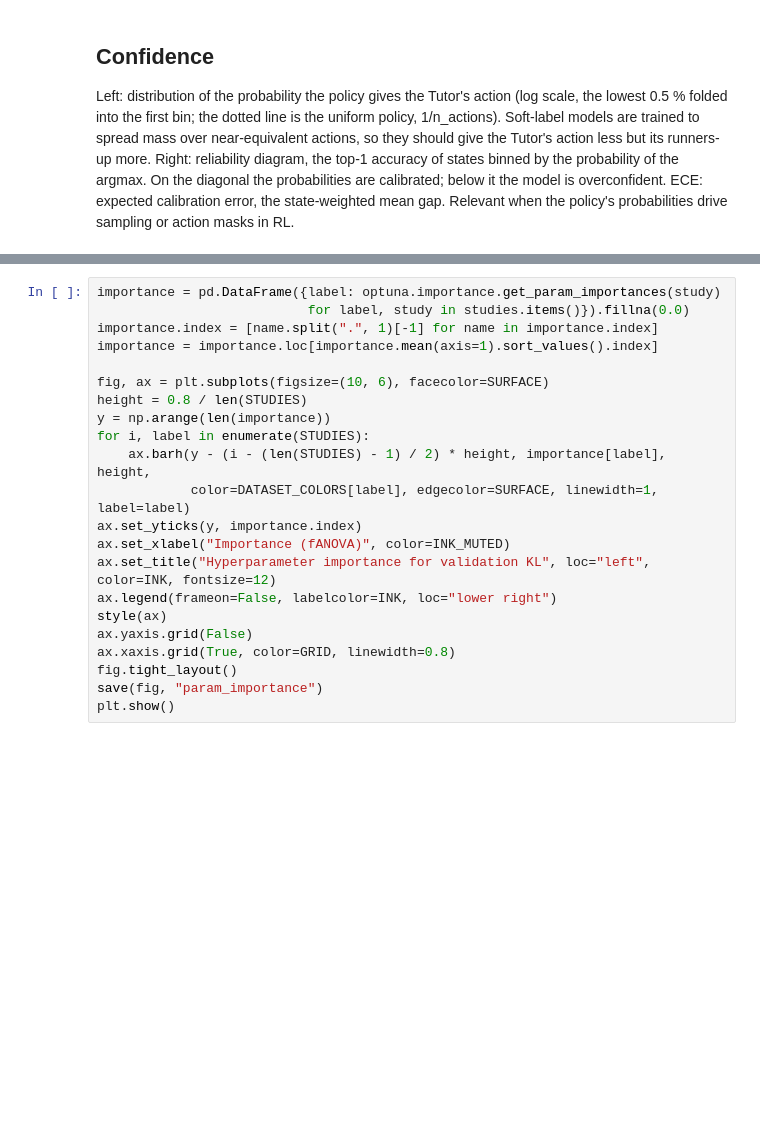
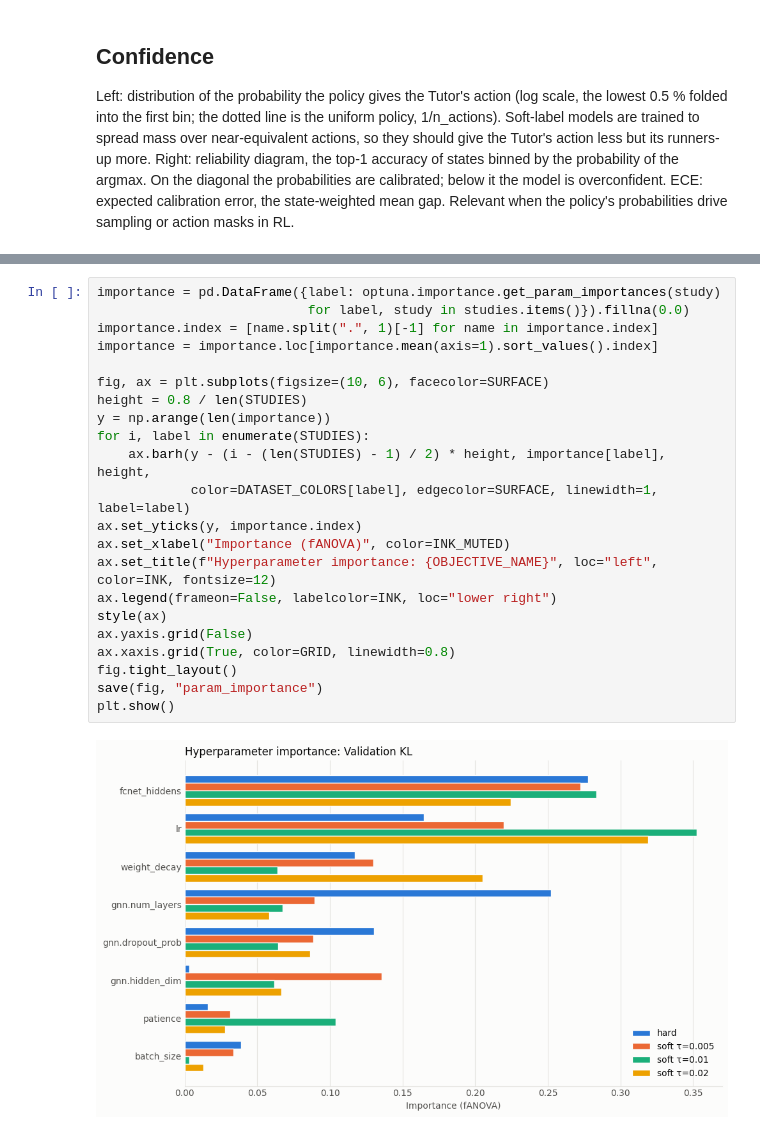
Before and after one commit to AdrianDegenkolb/NRI-for-explainable-RL-in-Power-Grids, a Jupyter notebook: experiments/junior_results.ipynb, the cells around one changed output, grey strips where cells are left out. Drawn from its saved outputs; the diff is of its cells as text; blank space fills up the shorter version.

```diff
--- a/experiments/junior_results.ipynb
+++ b/experiments/junior_results.ipynb
@@ -449,25 +637,27 @@ validation KL, per study and over complete trials. Importances sum to 1 within a
 # %%
 importance = pd.DataFrame({label: optuna.importance.get_param_importances(study)
                            for label, study in studies.items()}).fillna(0.0)
 importance.index = [name.split(".", 1)[-1] for name in importance.index]
 importance = importance.loc[importance.mean(axis=1).sort_values().index]
 
 fig, ax = plt.subplots(figsize=(10, 6), facecolor=SURFACE)
 height = 0.8 / len(STUDIES)
 y = np.arange(len(importance))
 for i, label in enumerate(STUDIES):
     ax.barh(y - (i - (len(STUDIES) - 1) / 2) * height, importance[label], height,
             color=DATASET_COLORS[label], edgecolor=SURFACE, linewidth=1, label=label)
 ax.set_yticks(y, importance.index)
 ax.set_xlabel("Importance (fANOVA)", color=INK_MUTED)
-ax.set_title("Hyperparameter importance for validation KL", loc="left", color=INK, fontsize=12)
+ax.set_title(f"Hyperparameter importance: {OBJECTIVE_NAME}", loc="left", color=INK, fontsize=12)
 ax.legend(frameon=False, labelcolor=INK, loc="lower right")
 style(ax)
 ax.yaxis.grid(False)
 ax.xaxis.grid(True, color=GRID, linewidth=0.8)
 fig.tight_layout()
 save(fig, "param_importance")
 plt.show()
+# %% [output]
+[figure, added]
 # %% [markdown]
 ## Best trial per dataset
 
```
Also changed, not shown: parts of 24 cells of this notebook.
